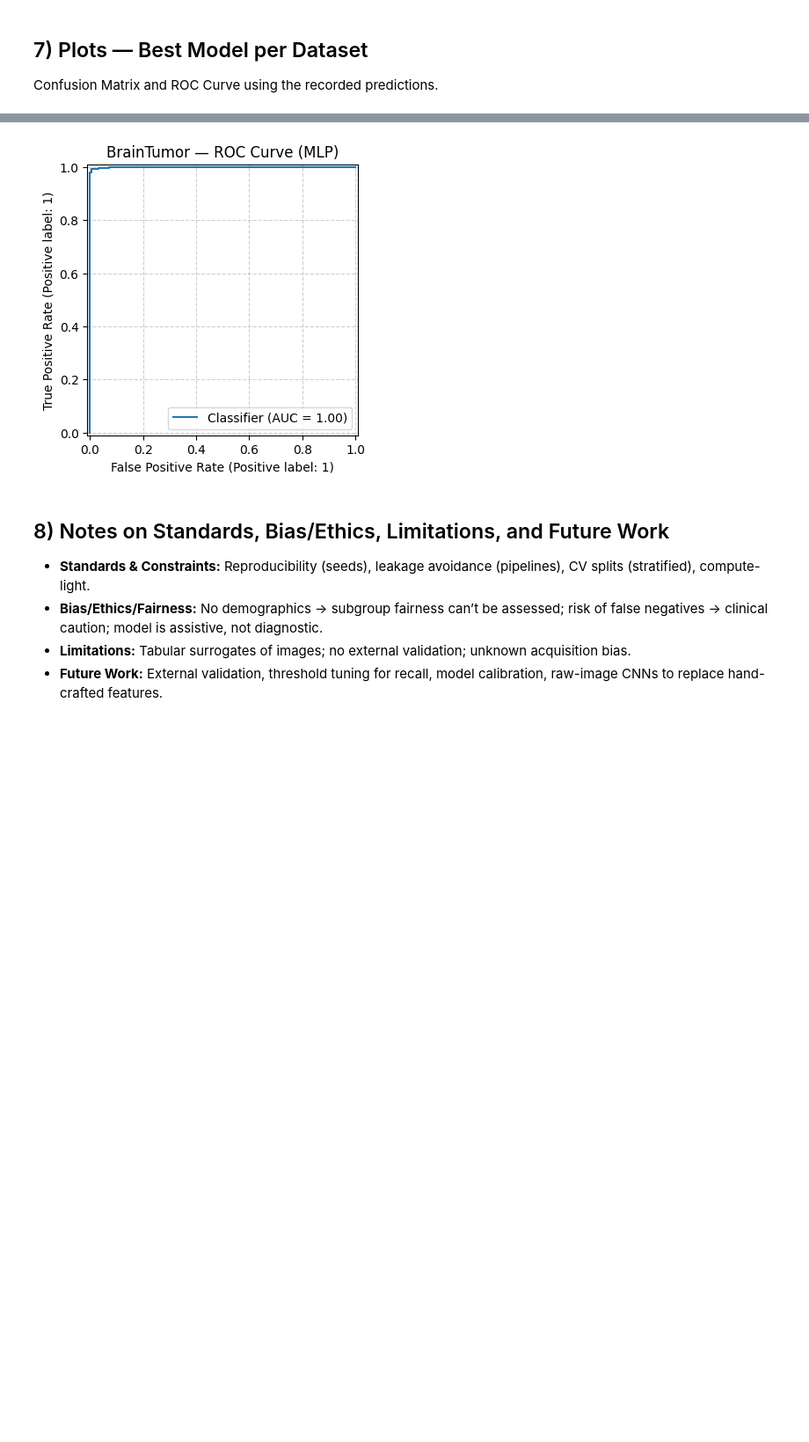
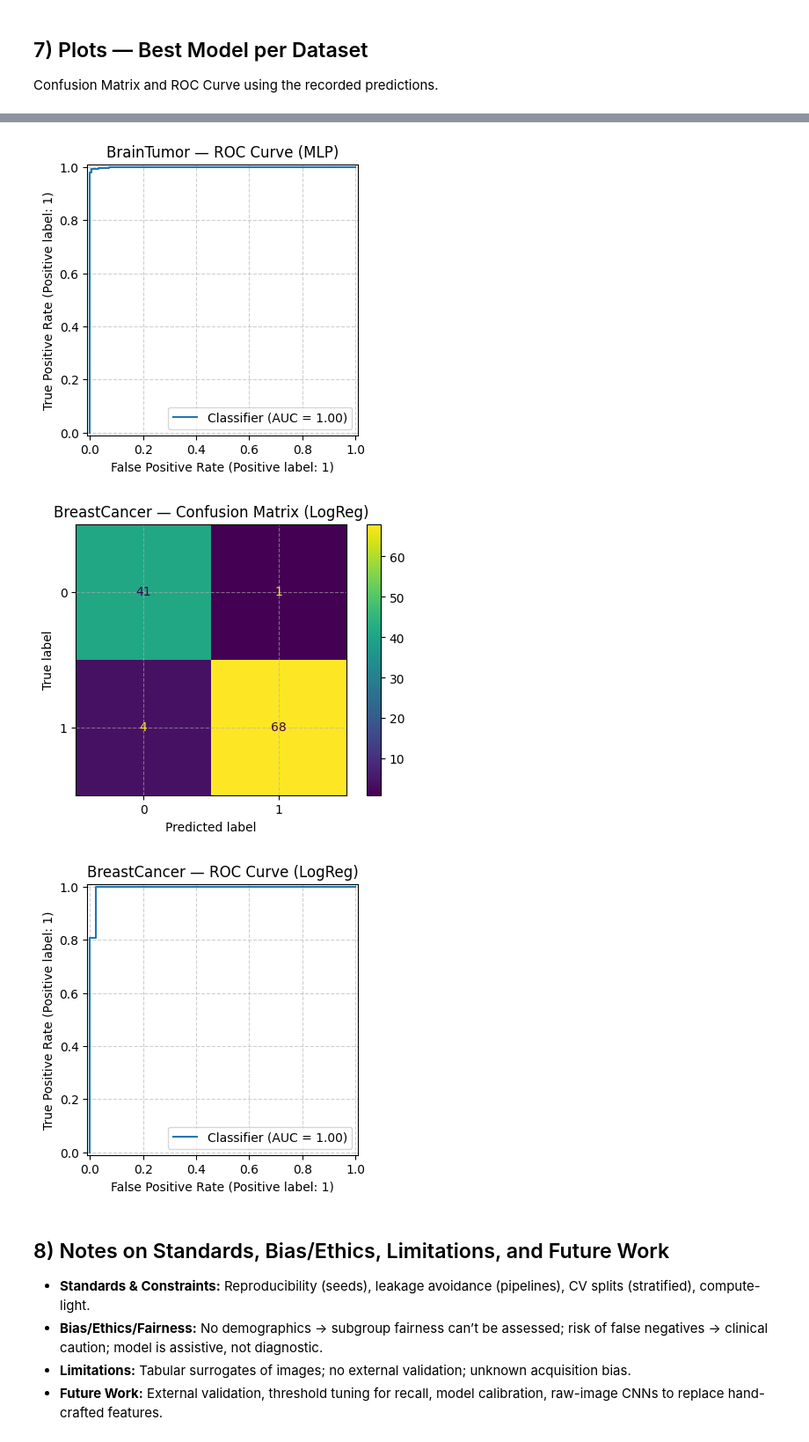
Before and after one commit to Lmach96/TECH-27-Applied-Machine-Learning-with-Python, a Jupyter notebook: LM_Final_Project_BrainTumor_Tabular_Colab.ipynb, the cells around one changed output, grey strips where cells are left out. Shown at 88% size. Drawn from its saved outputs; the diff is of its cells as text; code cells hidden in the pictures; blank space fills up the shorter version.

```diff
--- a/LM_Final_Project_BrainTumor_Tabular_Colab.ipynb
+++ b/LM_Final_Project_BrainTumor_Tabular_Colab.ipynb
@@ -113,0 +116,24 @@ Name: count, dtype: int64
+# %%
+import numpy as np, pandas as pd, matplotlib.pyplot as plt, seaborn as sns
+from sklearn.feature_selection import mutual_info_classif
+
+plt.rcParams["figure.figsize"] = (7,5)
+plt.rcParams["axes.grid"] = True
+plt.rcParams["grid.alpha"] = 0.4
+plt.rcParams["grid.linestyle"] = "--"
+
+def savefig(name):
+    plt.tight_layout()
+    plt.savefig(name, dpi=300, bbox_inches="tight")
+    plt.show()
+
+def top_features_by_variance(X, k=6):
+    v = X.var().sort_values(ascending=False)
+    return list(v.head(k).index)
+
+def top_features_by_mi(X, y, k=6):
+    # Safe MI even if some cols constant
+    X_ = X.select_dtypes(include=[np.number]).fillna(0.0)
+    mi = mutual_info_classif(X_, y, discrete_features=False, random_state=42)
+    mi = pd.Series(mi, index=X_.columns).sort_values(ascending=False)
+    return list(mi.head(k).index)
@@ -297,27 +631,29 @@ Confusion Matrix and ROC Curve using the recorded predictions.
 # %%
 def best_by_auc(results_df):
     return results_df.loc[results_df['roc_auc'].idxmax(), 'Model']
 
 def plot_test_curves(dataset_name, results_df, fitted, Xte, yte):
     best_model_name = best_by_auc(results_df)
     y_pred = fitted[best_model_name]['y_pred']
     y_proba = fitted[best_model_name]['y_proba']
 
     # Confusion Matrix
     disp = ConfusionMatrixDisplay.from_predictions(yte, y_pred)
     plt.title(f"{dataset_name} — Confusion Matrix ({best_model_name})")
     plt.show()
 
     # ROC Curve
     RocCurveDisplay.from_predictions(yte, y_proba)
     plt.title(f"{dataset_name} — ROC Curve ({best_model_name})")
     plt.show()
 
 plot_test_curves('BrainTumor', bt_results, bt_fitted, X_bt_te, y_bt_te)
-#plot_test_curves('BreastCancer', bc_results, bc_fitted, X_bc_te, y_bc_te)
+plot_test_curves('BreastCancer', bc_results, bc_fitted, X_bc_te, y_bc_te)
 # %% [output]
 [figure]
 [figure]
+[figure, added]
+[figure, added]
 # %% [markdown]
 ## 8) Notes on Standards, Bias/Ethics, Limitations, and Future Work
 - **Standards & Constraints:** Reproducibility (seeds), leakage avoidance (pipelines), CV splits (stratified), compute-light.
```
Also changed, not shown: parts of 7 cells of this notebook, 1 other file.
